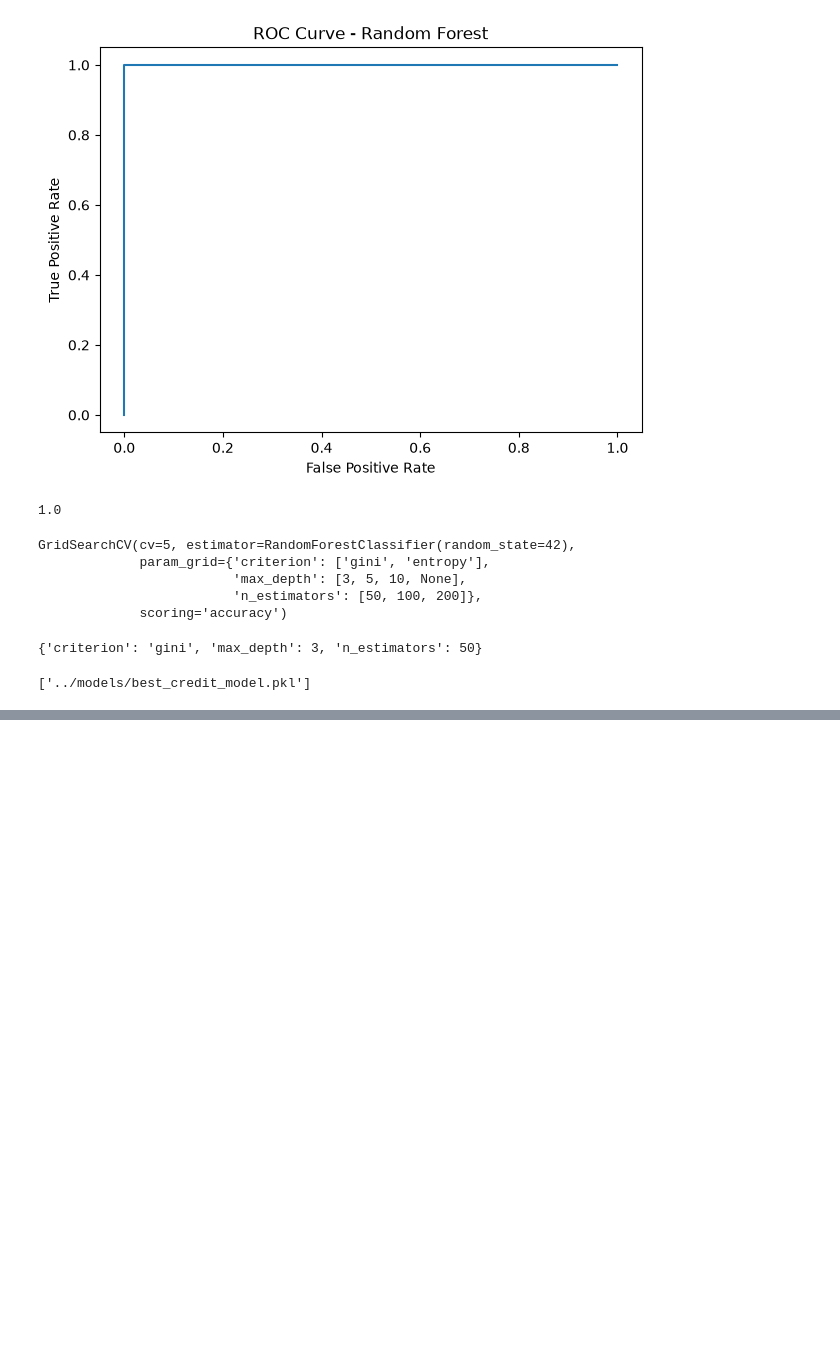
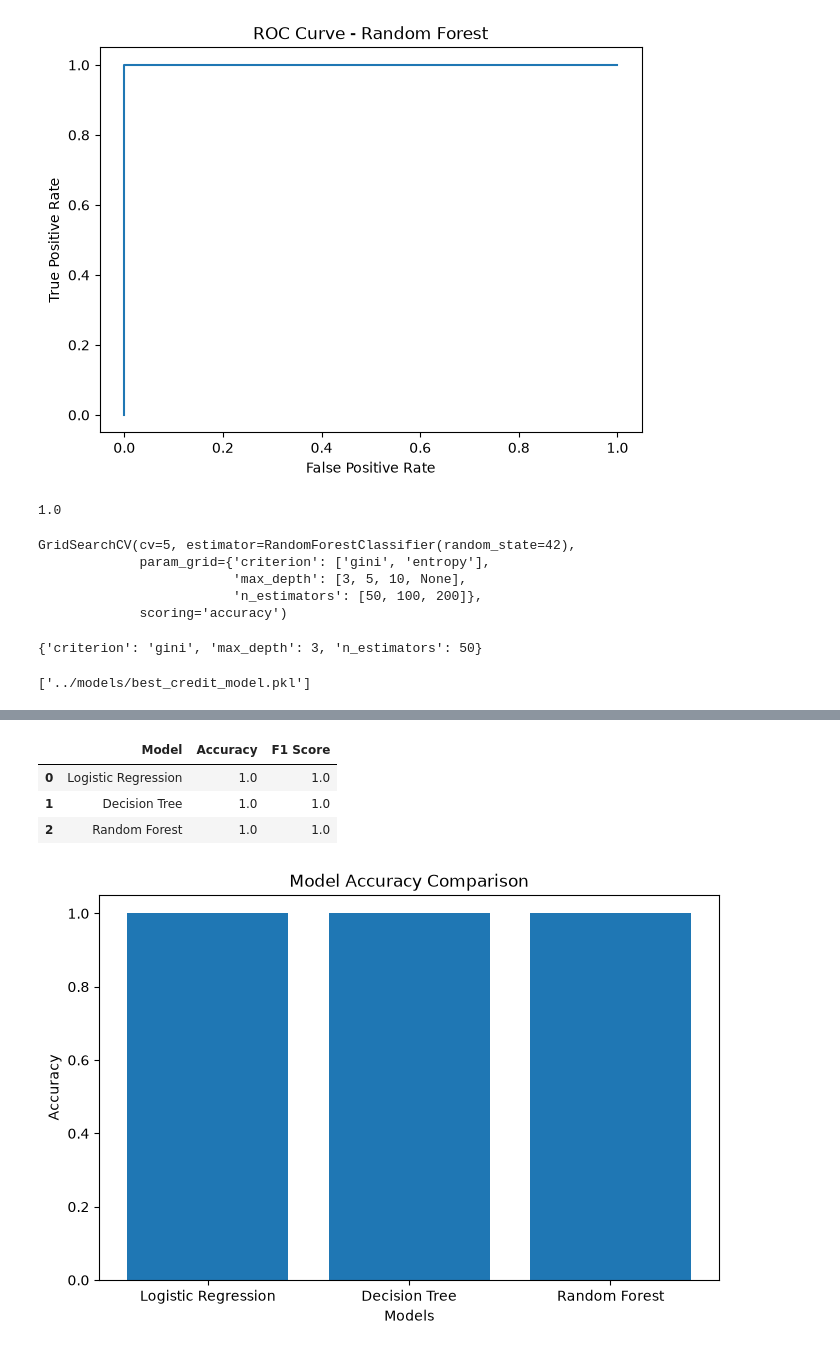
Before and after one commit to aadeshkhollam-hub/Creditworthiness---Prediction, a Jupyter notebook: notebooks/credit_prediction.ipynb, the cells around one changed output, grey strips where cells are left out. Cells and saved outputs as stored; diff of their text form; code cells hidden in the pictures; blank space fills up the shorter version.

Commit message:
Day 5: Completed model analysis and feature importance visualization

```diff
--- a/notebooks/credit_prediction.ipynb
+++ b/notebooks/credit_prediction.ipynb
@@ -889,0 +890,22 @@ best_model,
+# %%
+results
+# %% [output]
+|  | Model | Accuracy | F1 Score |
+| 0 | Logistic Regression | 1.0 | 1.0 |
+| 1 | Decision Tree | 1.0 | 1.0 |
+| 2 | Random Forest | 1.0 | 1.0 |
+# %%
+plt.figure(figsize=(8,5))
+
+plt.bar(
+    results["Model"],
+    results["Accuracy"]
+)
+
+plt.title("Model Accuracy Comparison")
+plt.xlabel("Models")
+plt.ylabel("Accuracy")
+
+plt.show()
+# %% [output]
+[figure, added]
```
Also changed, not shown: parts of 13 cells of this notebook.
